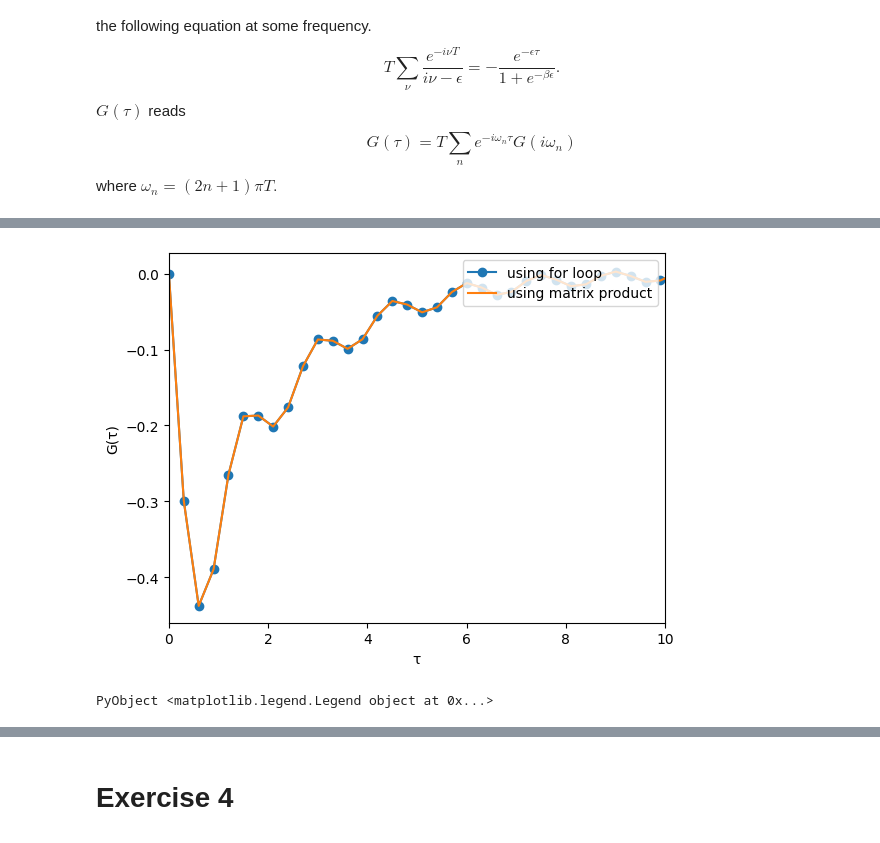
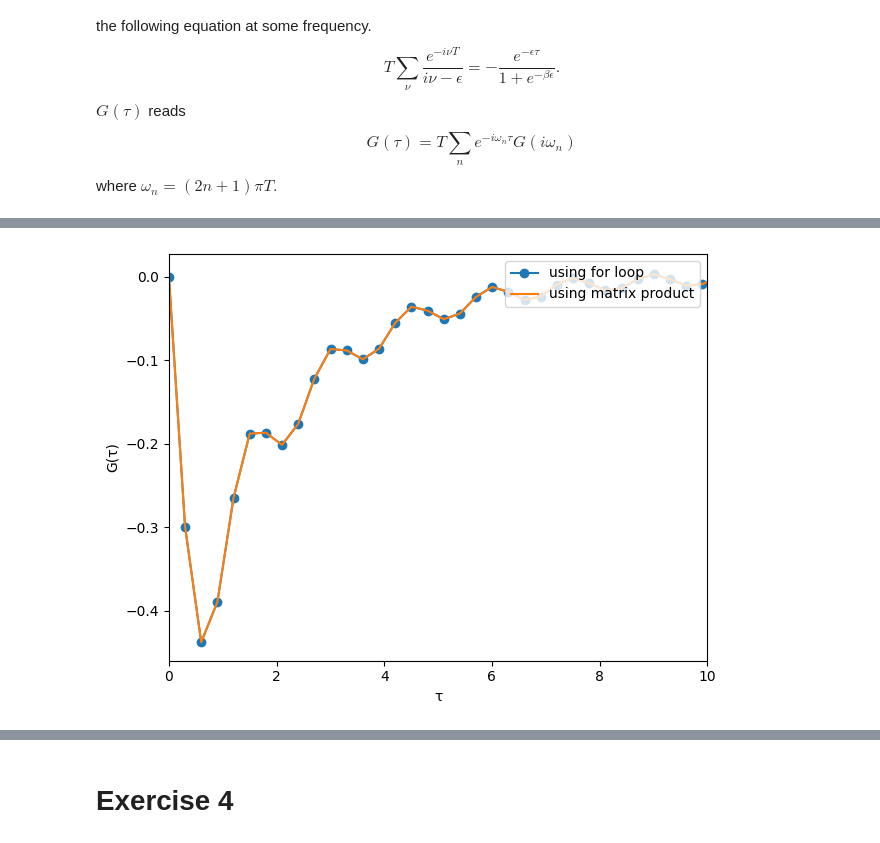
Before and after one commit to FumiyaKakizawa/saidai_compute_physics, a Jupyter notebook: compute_physics_exercise_1-10.ipynb, the cells around one changed output, grey strips where cells are left out. Saved outputs shown, nothing was run; the diff lists cells and outputs as text; code cells hidden in the pictures.

```diff
--- a/compute_physics_exercise_1-10.ipynb
+++ b/compute_physics_exercise_1-10.ipynb
@@ -156,18 +154,17 @@ PyObject Text(0.5, 1.0, 'Naive inverse transform of G(iν) for the Hubbard atom
 # %%
 G_tau_1 = naive_inverse_Giv_forloop(num_tau,ω_n,U,T,τs)
 G_tau_2 = naive_inverse_Giv_matprod(τs,ω_n,U,T)
 plt.figure()
 plt.plot(τs,real.(G_tau_1),label="using for loop",marker="o")
 plt.plot(τs,real.(G_tau_2),label="using matrix product")
 plt.xlim(0,10)
 plt.xlabel("τ")
 plt.ylabel("G(τ)")
-plt.legend(loc="bottom right")
+plt.legend(loc="upper right")
 plt.tight_layout()
 #plt.savefig("check_exercise_3.pdf")
 # %% [output]
-[figure, old version]
+[figure, new version]
-PyObject <matplotlib.legend.Legend object at 0x...>
 # %%
 # Benchmark
 @benchmark naive_inverse_Giv_forloop(num_tau,ω_n,U,T,τs)
```
Also changed, not shown: parts of 13 cells of this notebook, 4 other files.
